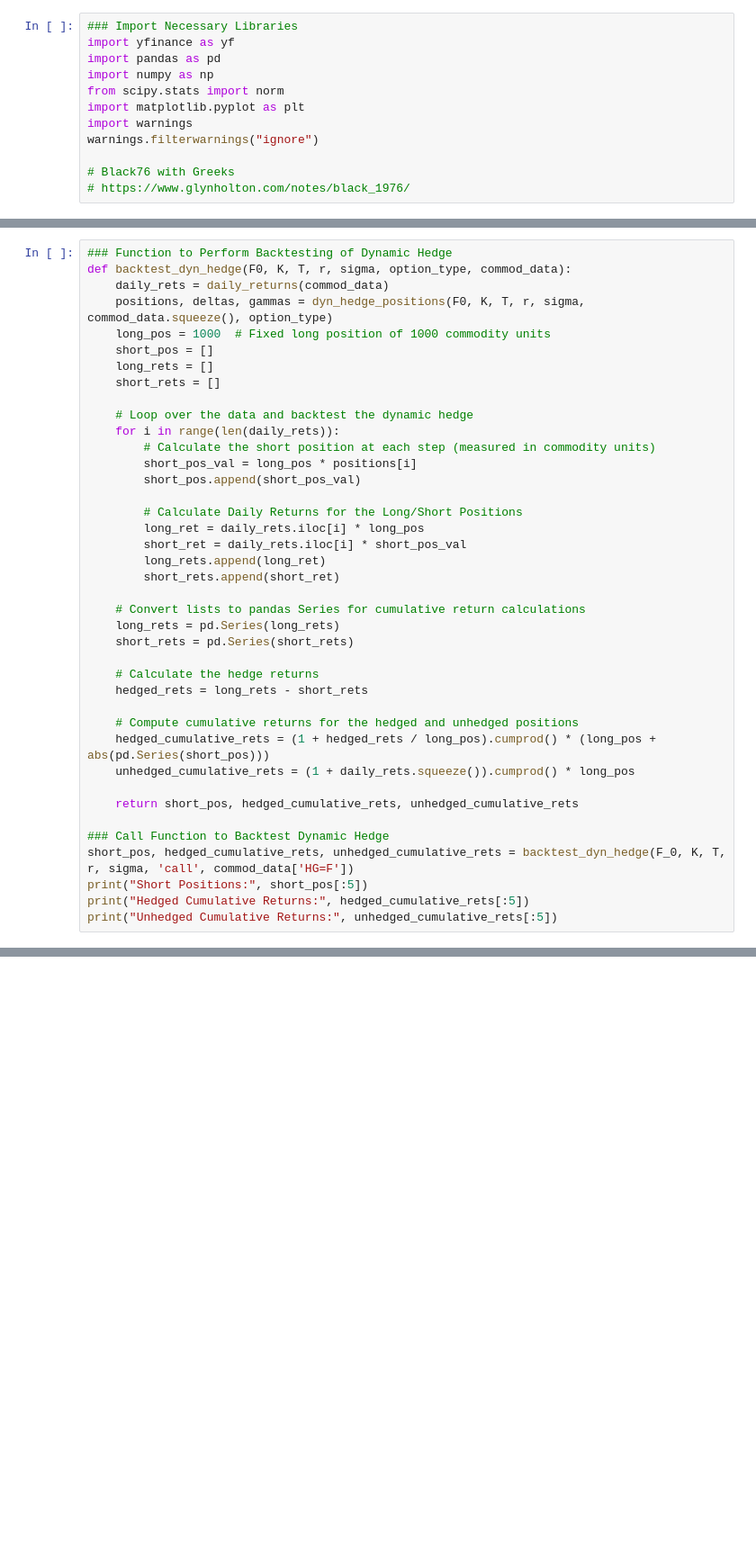
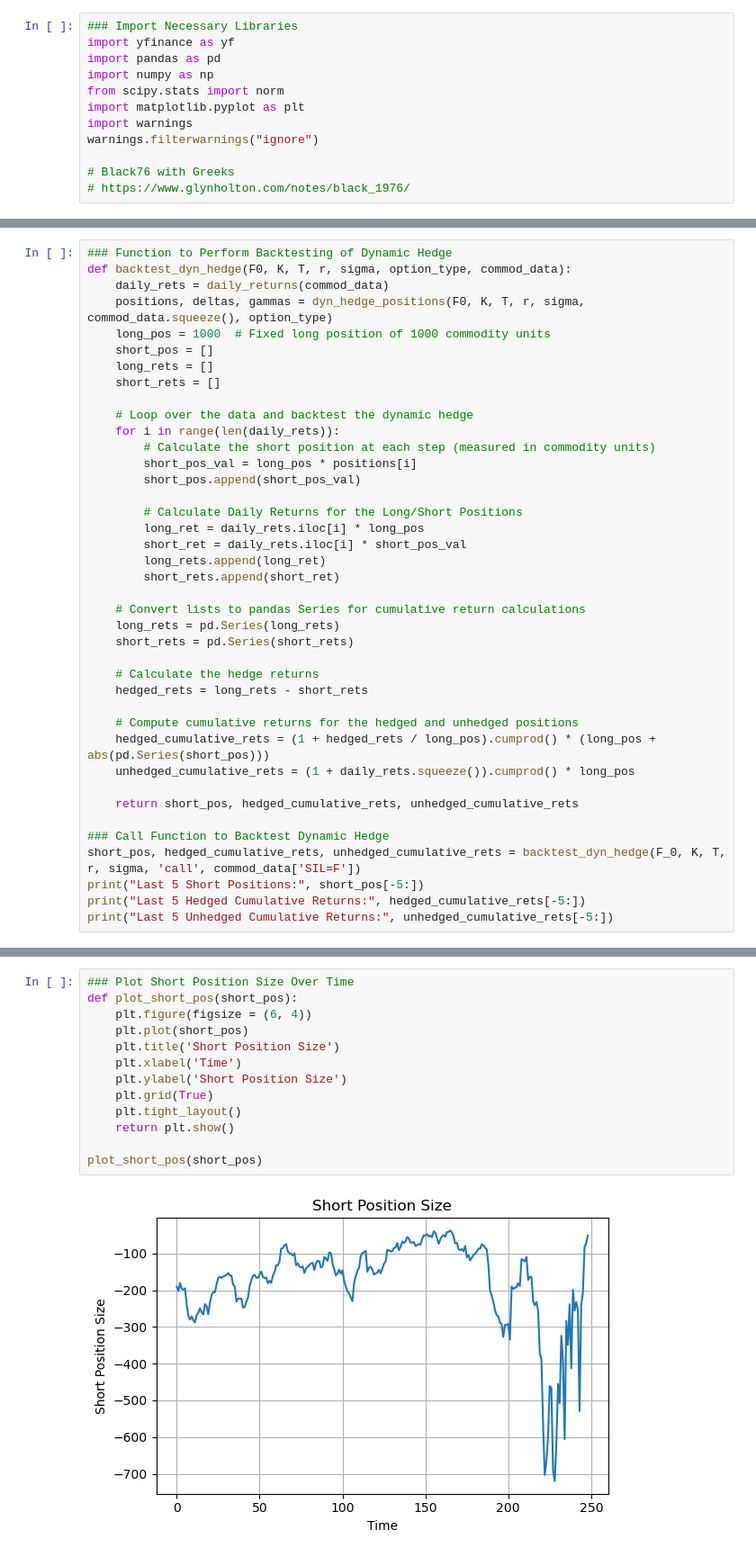
Before and after one commit to mburley127/DynamicHedging, a Jupyter notebook: DynamicHedging/commod_dynhedge.ipynb, the cells around one changed output, grey strips where cells are left out. Shown: that part at 90% size. Saved outputs shown, nothing was run; the diff lists cells and outputs as text; blank space fills up the shorter version.

```diff
--- a/DynamicHedging/commod_dynhedge.ipynb
+++ b/DynamicHedging/commod_dynhedge.ipynb
@@ -248,8 +248,8 @@ def backtest_dyn_hedge(F0, K, T, r, sigma, option_type, commod_data):
     return short_pos, hedged_cumulative_rets, unhedged_cumulative_rets
 
 ### Call Function to Backtest Dynamic Hedge
-short_pos, hedged_cumulative_rets, unhedged_cumulative_rets = backtest_dyn_hedge(F_0, K, T, r, sigma, 'call', commod_data['HG=F'])
-print("Short Positions:", short_pos[:5])
-print("Hedged Cumulative Returns:", hedged_cumulative_rets[:5])
-print("Unhedged Cumulative Returns:", unhedged_cumulative_rets[:5])
+short_pos, hedged_cumulative_rets, unhedged_cumulative_rets = backtest_dyn_hedge(F_0, K, T, r, sigma, 'call', commod_data['SIL=F'])
+print("Last 5 Short Positions:", short_pos[-5:])
+print("Last 5 Hedged Cumulative Returns:", hedged_cumulative_rets[-5:])
+print("Last 5 Unhedged Cumulative Returns:", unhedged_cumulative_rets[-5:])
 # %% [output]
@@ -268,0 +269,15 @@ Name: HG=F, dtype: float64
+# %%
+### Plot Short Position Size Over Time
+def plot_short_pos(short_pos):
+    plt.figure(figsize = (6, 4))
+    plt.plot(short_pos)
+    plt.title('Short Position Size')
+    plt.xlabel('Time')
+    plt.ylabel('Short Position Size')
+    plt.grid(True)
+    plt.tight_layout()
+    return plt.show()
+
+plot_short_pos(short_pos)
+# %% [output]
+[figure, added]
```
Also changed, not shown: parts of 11 cells of this notebook.
